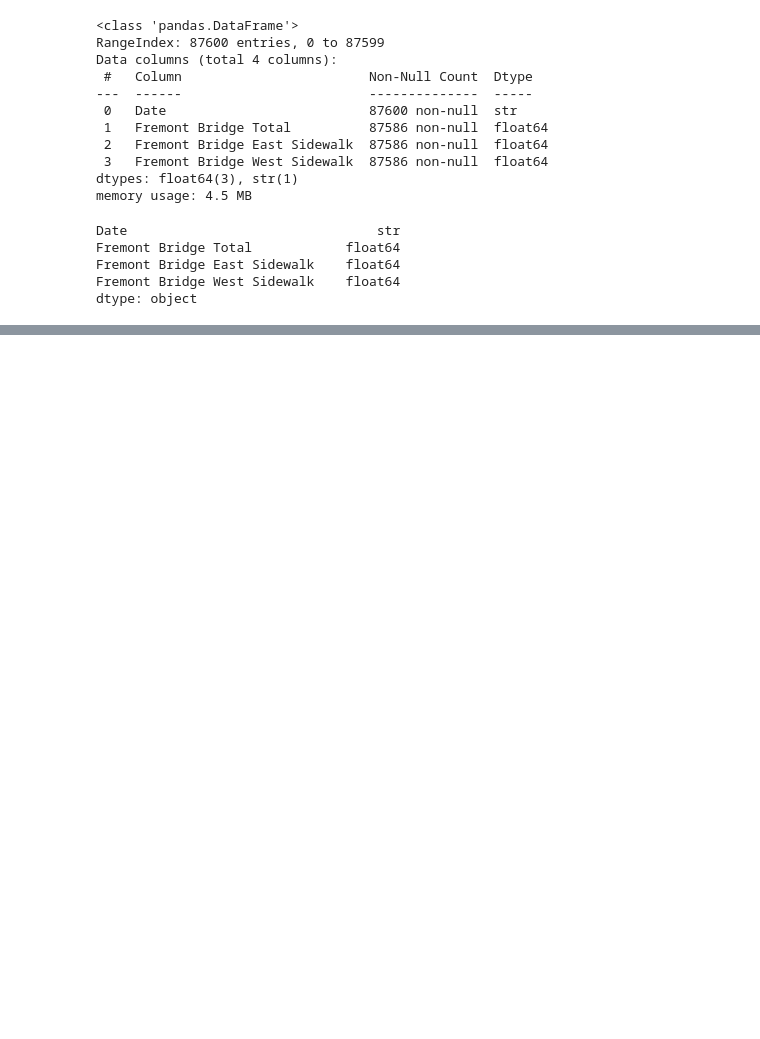
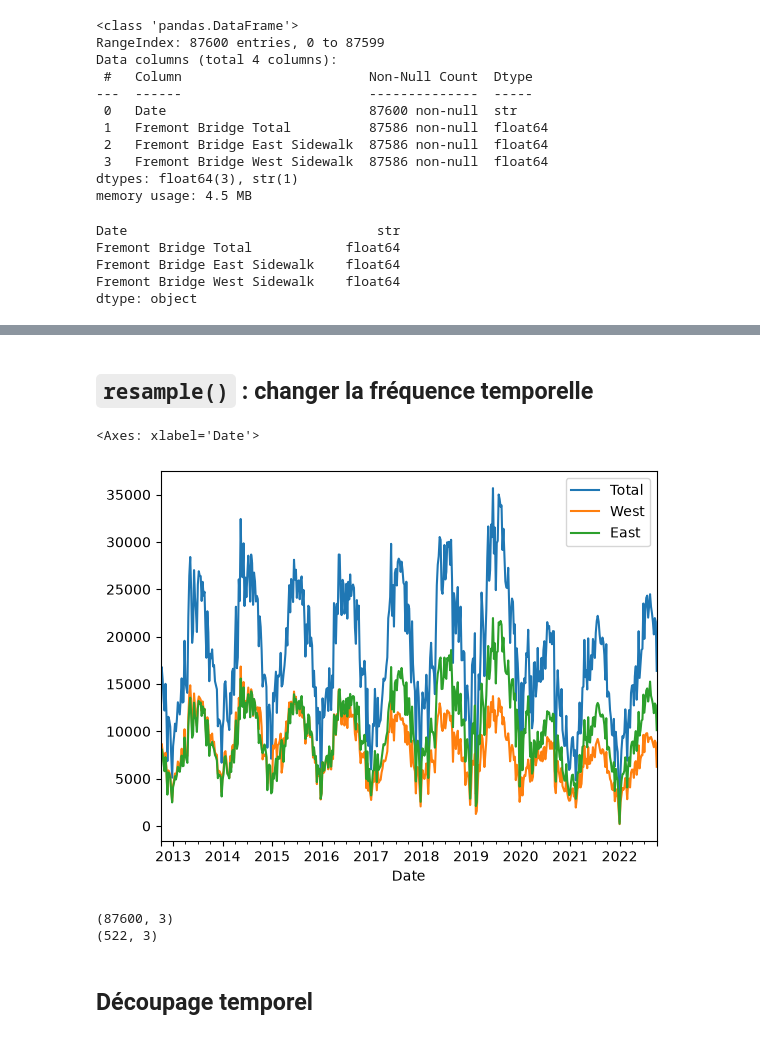
Before and after one commit to clementlegoff8/TP-fremont-bridge, a Jupyter notebook: TP-fremont-bridge.ipynb, the cells around one changed output, grey strips where cells are left out. Cells and saved outputs as stored; diff of their text form; code cells hidden in the pictures; blank space fills up the shorter version.

````diff
--- a/TP-fremont-bridge.ipynb
+++ b/TP-fremont-bridge.ipynb
@@ -79,5 +79,7 @@ Fremont Bridge East Sidewalk    float64
 Fremont Bridge West Sidewalk    float64
 dtype: object
 # %%
-data.index = pd.to_datetime(data.Date,format="%m/%j/%Y %I:%M:%S %p")
-data.drop(Date,inplace=True)
+data.index = pd.to_datetime(data.Date,format="%m/%d/%Y %I:%M:%S %p")
+data.drop(columns="Date",inplace=True)
+data.columns = ["Total","West","East"]
+data.head()
@@ -83,0 +115,3 @@ data.drop(Date,inplace=True)
+# %%
+data = data.convert_dtypes(convert_integer=True)
+data.head()
@@ -83,0 +126,15 @@ data.drop(Date,inplace=True)
+# %% [markdown]
+## ```resample()``` : changer la fréquence temporelle
+# %%
+data.resample("1W").sum().plot()
+# %% [output]
+<Axes: xlabel='Date'>
+[figure, added]
+# %%
+print(data.shape)
+print(data.resample("1W").sum().shape)
+# %% [output]
+(87600, 3)
+(522, 3)
+# %% [markdown]
+## Découpage temporel
````
Also changed, not shown: parts of 29 cells of this notebook.
